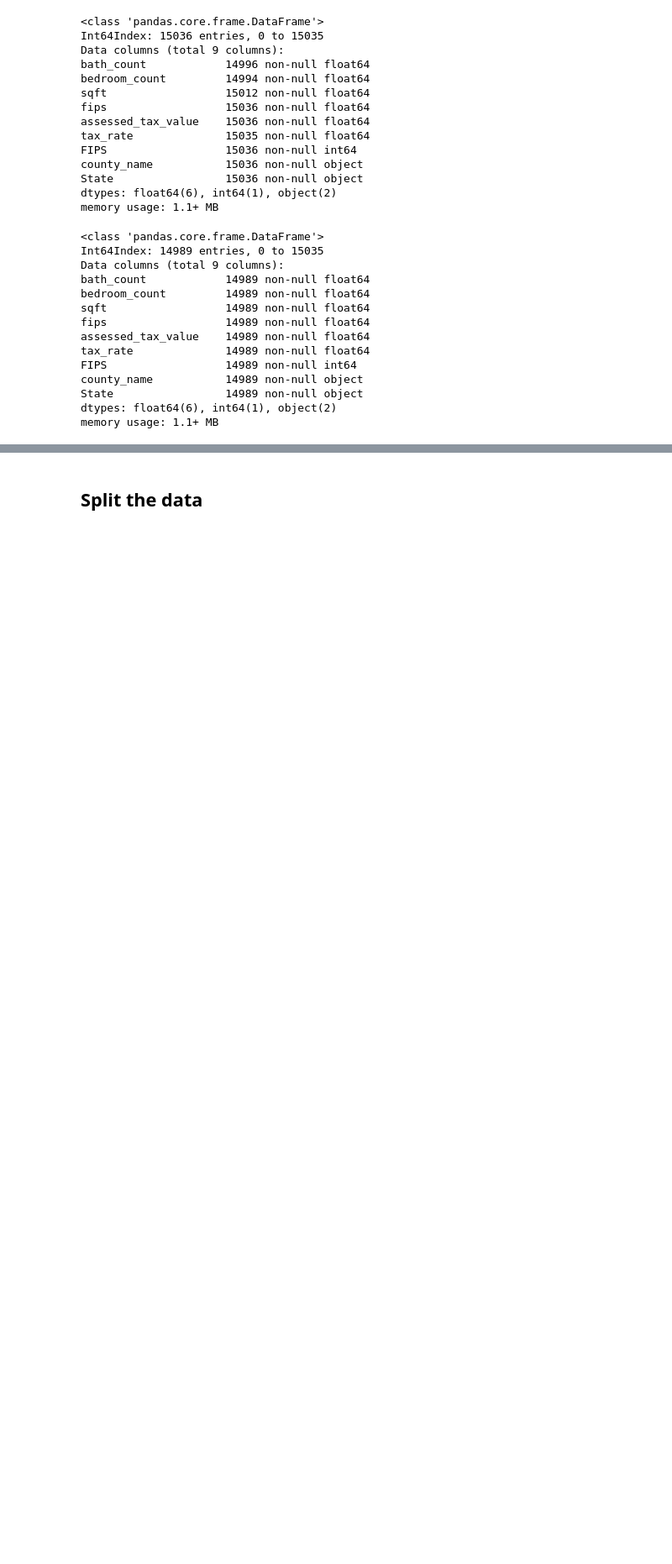
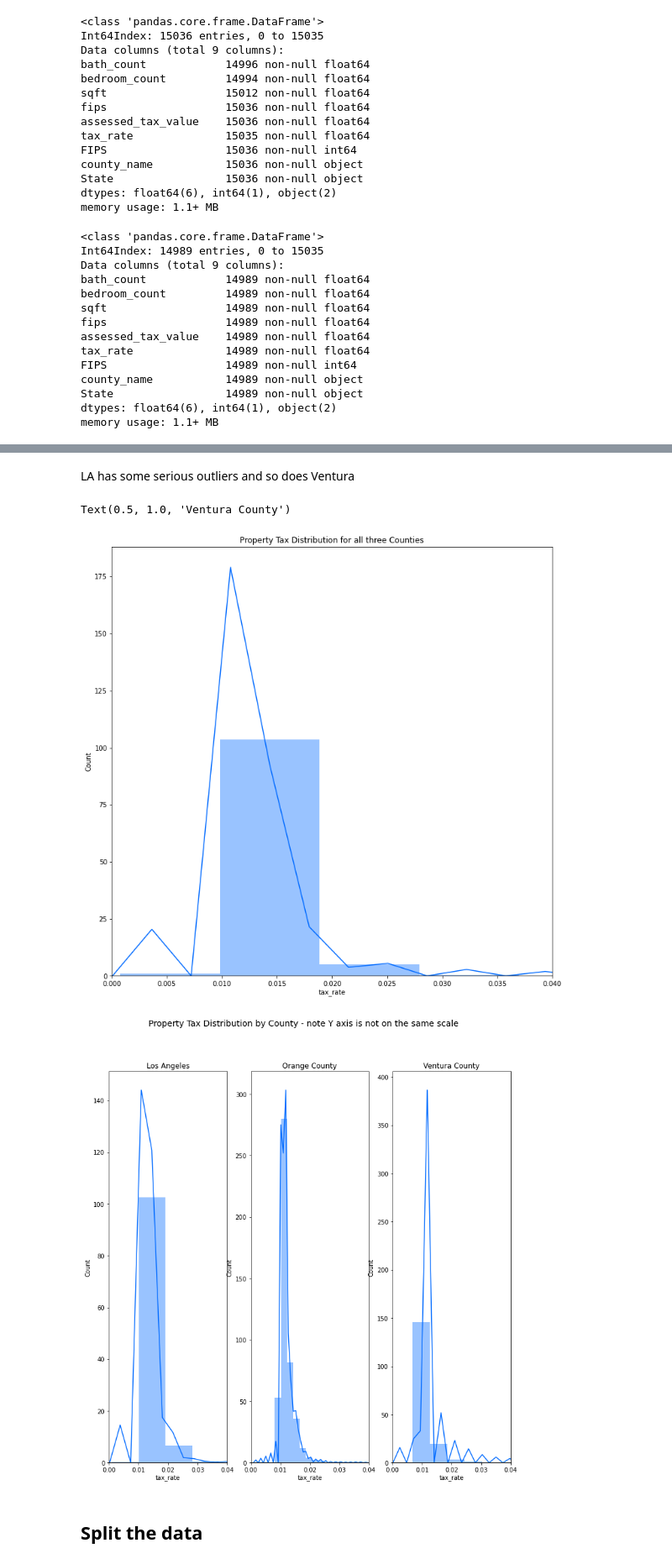
Before and after one commit to yvonneking1/zillow_project, a Jupyter notebook: zillow_scratchpad.ipynb, the cells around one changed output, grey strips where cells are left out. Shown at 84% size. Cells and saved outputs as stored; diff of their text form; code cells hidden in the pictures; blank space fills up the shorter version.

```diff
--- a/zillow_scratchpad.ipynb
+++ b/zillow_scratchpad.ipynb
@@ -208,0 +233,6 @@ memory usage: 1.1+ MB
+# %%
+la_county = zillow[zillow.county_name == "Los Angeles"]
+# %%
+orange_county = zillow[zillow.county_name == "Orange"]
+# %%
+ventura_county = zillow[zillow.county_name == "Ventura"]
@@ -209,3 +270,39 @@ memory usage: 1.1+ MB
+# %% [markdown]
+LA has some serious outliers and so does Ventura
+# %%
+c="#006AFF"
+
+plt.figure(figsize=(12,12))
+sns.distplot(zillow.tax_rate, color=c)
+plt.xlim(0, 0.04)
+plt.ylabel("Count")
+plt.title("Property Tax Distribution for all three Counties")
+
+plt.figure(figsize=(12,12))
+
+plt.suptitle('Property Tax Distribution by County - note Y axis is not on the same scale', fontsize=14)
+
+plt.subplot(1, 3, 1)
+sns.distplot(la_county.tax_rate, color=c)
+plt.xlim(0, 0.04)
+plt.ylabel("Count")
+plt.title("Los Angeles")
+
+plt.subplot(1, 3, 2)
+sns.distplot(orange_county.tax_rate, color=c)
+plt.xlim(0, 0.04)
+plt.ylabel("Count")
+plt.title("Orange County")
+
+plt.subplot(1, 3, 3)
+sns.distplot(ventura_county.tax_rate, color=c)
+plt.xlim(0, 0.04)
+plt.ylabel("Count")
+plt.title("Ventura County")
+# %% [output]
+Text(0.5, 1.0, 'Ventura County')
+[figure, added]
+[figure, added]
 # %% [markdown]
 ## Split the data
 # %%
```
Also changed, not shown: parts of 50 cells of this notebook.
